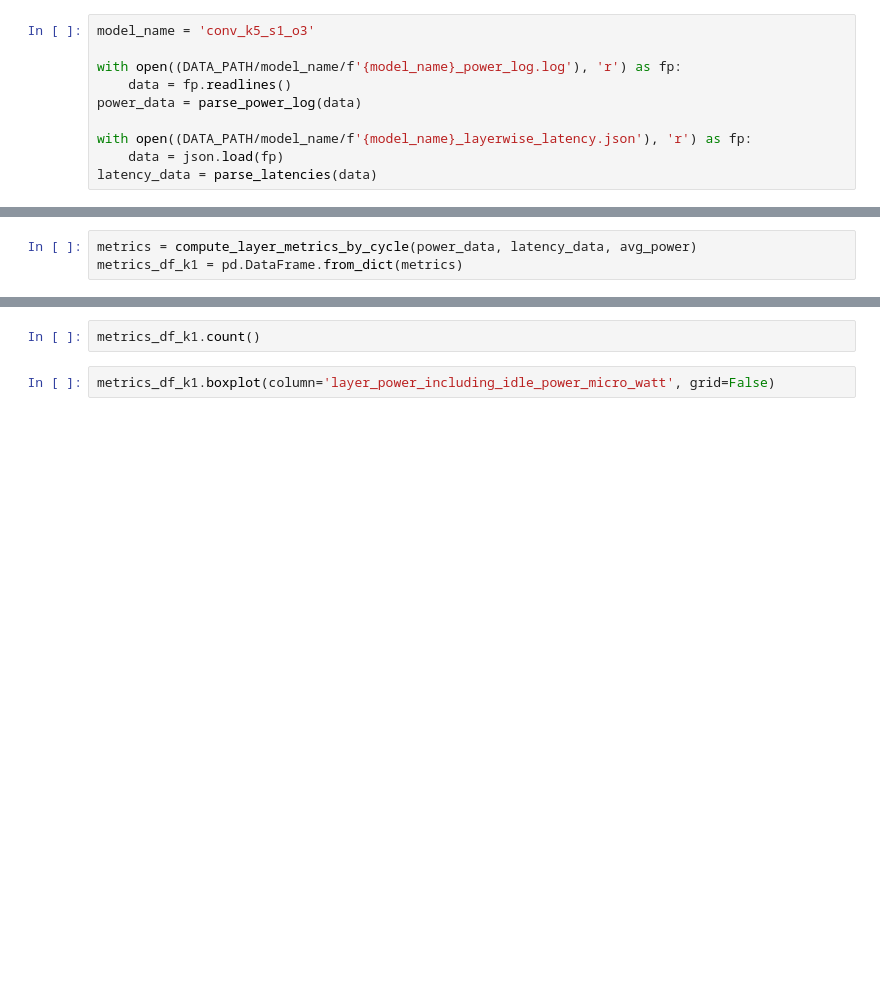
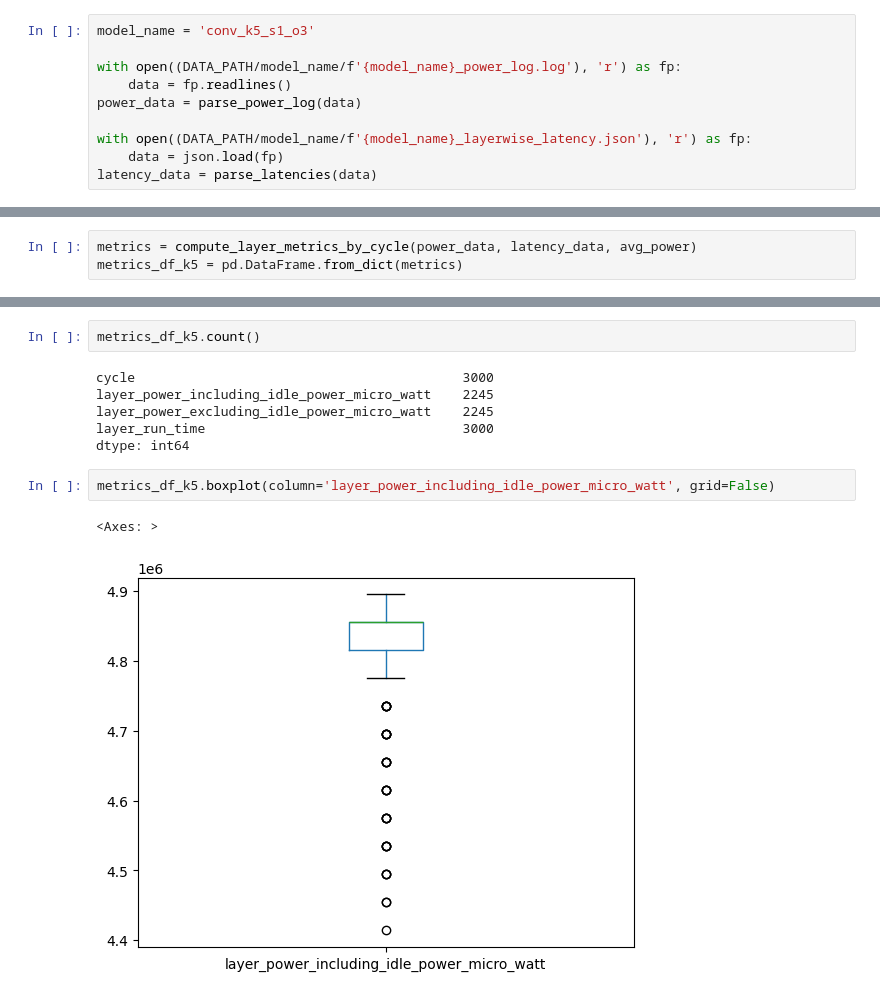
Before and after one commit to fuzzylabs/edge-vision-power-estimation, a Jupyter notebook: jetson/power_logging/notebooks/explore_single_conv_layer.ipynb, the cells around one changed output, grey strips where cells are left out. Drawn from its saved outputs; the diff is of its cells as text; blank space fills up the shorter version.

```diff
--- a/jetson/power_logging/notebooks/explore_single_conv_layer.ipynb
+++ b/jetson/power_logging/notebooks/explore_single_conv_layer.ipynb
@@ -179,3 +305,3 @@ plt.legend()
 # %%
 metrics = compute_layer_metrics_by_cycle(power_data, latency_data, avg_power)
-metrics_df_k1 = pd.DataFrame.from_dict(metrics)
+metrics_df_k5 = pd.DataFrame.from_dict(metrics)
@@ -184,4 +322,13 @@ metrics_df_k1.describe()
 # %%
-metrics_df_k1.count()
+metrics_df_k5.count()
+# %% [output]
+cycle                                          3000
+layer_power_including_idle_power_micro_watt    2245
+layer_power_excluding_idle_power_micro_watt    2245
+layer_run_time                                 3000
+dtype: int64
 # %%
-metrics_df_k1.boxplot(column='layer_power_including_idle_power_micro_watt', grid=False)
+metrics_df_k5.boxplot(column='layer_power_including_idle_power_micro_watt', grid=False)
+# %% [output]
+<Axes: >
+[figure, added]
```
Also changed, not shown: parts of 31 cells of this notebook, 1 other file.
